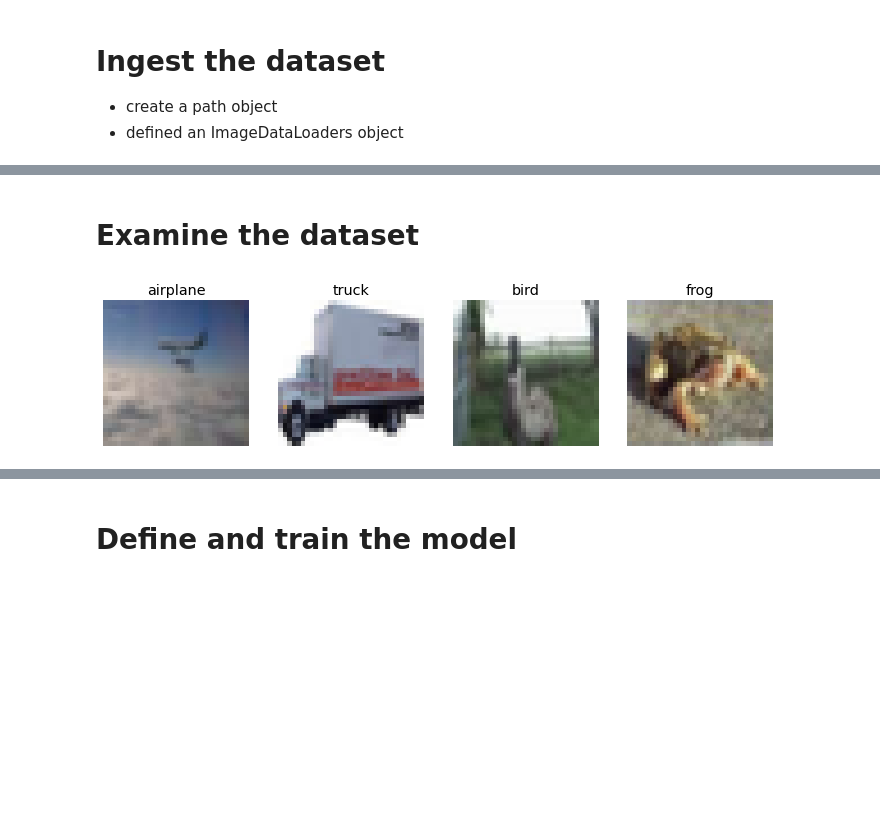
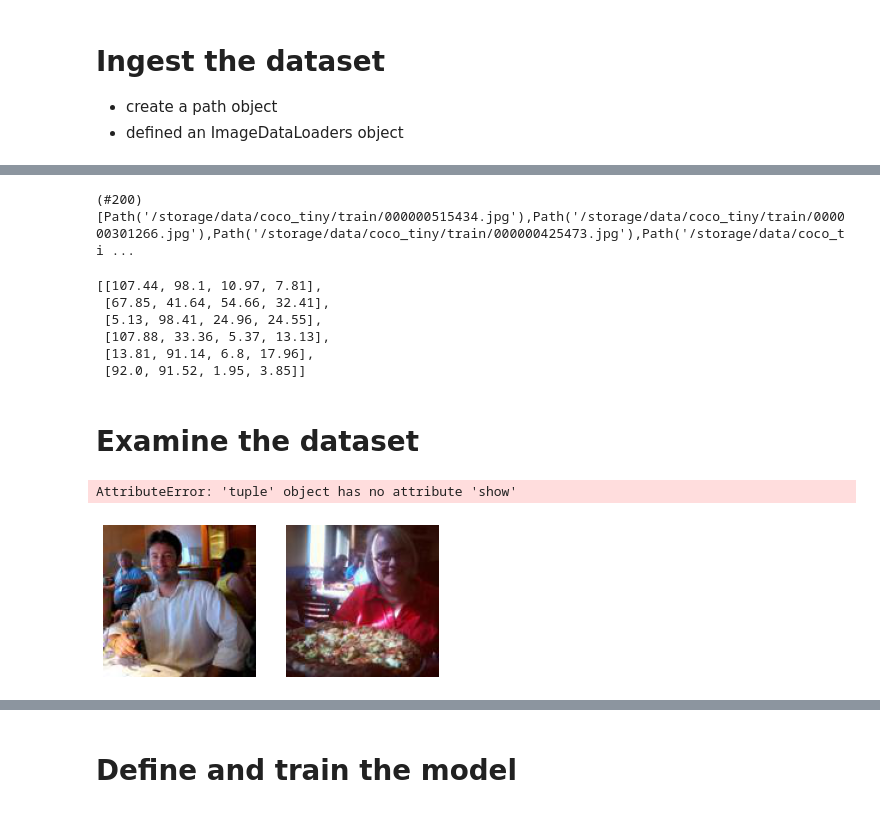
Before and after one commit to PacktPublishing/Deep-Learning-with-fastai-Cookbook, a Jupyter notebook: ch6/training_with_curated_image_location_datasets.ipynb, the cells around one changed output, grey strips where cells are left out. Drawn from its saved outputs; the diff is of its cells as text; code cells hidden in the pictures; blank space fills up the shorter version.

```diff
--- a/ch6/training_with_curated_image_location_datasets.ipynb
+++ b/ch6/training_with_curated_image_location_datasets.ipynb
@@ -70,11 +72,19 @@ get_category(129739,'image_id','bbox',annotations)
  [104.86, 44.64, 3.3, 5.48],
  [94.0, 43.8, 14.4, 34.4]]
 # %%
-def label_func(x):
+def label_func_old(x):
     # [{"id": 542959, "file_name": "000000542959.jpg"},
     # given the file_name, get the image_id - use the image_id to get the bounding box
-    image_id = get_category(x,'file_name','id',images)
-    return (get_category(image_id,'image_id','bbox',annotations))
+    filename = os.path.basename(x)
+    print("input is ",x)
+    print("filename is ",filename)
+    image_id = get_category(filename,'file_name','id',images)
+    print("image id is", image_id[0])
+    return (get_category(image_id[0],'image_id','bbox',annotations))
+
+
+# def label_func(x): return path/'labels'/f'{x.stem}_P{x.suffix}'
+#def label_func(x): return get_category(get_category(os.path.basename(x),'file_name','id',images)[0],'image_id','bbox',annotations)
 # %% [markdown]
 # Ingest the dataset
 - create a path object
@@ -97,0 +110,2 @@ dsets.train[1000]
+# %%
+def label_func(x): return get_category(get_category(os.path.basename(x),'file_name','id',images)[0],'image_id','bbox',annotations)
@@ -98,8 +118,9 @@ dsets.train[1000]
 # %%
 
-codes = np.array(["background","aeroplane","bicycle","bird","boat","bottle","bus","car","cat","chair","cow","diningtable","dog","horse","motorbike","person","pottedplant","sheep","sofa","train","tvmonitor"])
 fnames = get_image_files(path/'train')
-def label_func(x): return path/'labels'/f'{x.stem}_P{x.suffix}'
+# def label_func(x): return path/'labels'/f'{x.stem}_P{x.suffix}'
 #codes = np.loadtxt(path/'codes.txt', dtype=str)
+codes = [category['name'] for category in categories]
 
+#dls = SegmentationDataLoaders.from_label_func(path, fnames, label_func, codes=codes)
 dls = SegmentationDataLoaders.from_label_func(path, fnames, label_func, codes=codes)
@@ -108,3 +126,0 @@ TypeError: 'NoneType' object is not iterable
-# %%
-# segmentationDataLoaders
-dls = ImageDataLoaders.from_folder(path, train='train', valid='test')
@@ -110,0 +131,13 @@ dls = ImageDataLoaders.from_folder(path, train='train', valid='test')
+# %%
+fnames
+# %% [output]
+(#200) [Path('/storage/data/coco_tiny/train/000000515434.jpg'),Path('/storage/data/coco_tiny/train/000000301266.jpg'),Path('/storage/data/coco_tiny/train/000000425473.jpg'),Path('/storage/data/coco_ti ...
+# %%
+label_func('000000008602.jpg')
+# %% [output]
+[[107.44, 98.1, 10.97, 7.81],
+ [67.85, 41.64, 54.66, 32.41],
+ [5.13, 98.41, 24.96, 24.55],
+ [107.88, 33.36, 5.37, 13.13],
+ [13.81, 91.14, 6.8, 17.96],
+ [92.0, 91.52, 1.95, 3.85]]
@@ -112,9 +149,11 @@ dls = ImageDataLoaders.from_folder(path, train='train', valid='test')
 # Examine the dataset
 # %%
 # show a batch of training data
-dls.train.show_batch(max_n=4, nrows=1)
+#dls.train.show_batch(max_n=4, nrows=1,ncols =2)
+dls.train.show_batch(max_n=2)
 # %% [output]
+AttributeError: 'tuple' object has no attribute 'show'
-[figure, old version]
+[figure, new version]
 # %%
 # examine the train subdirectory
 (path/'train').ls()
```
Also changed, not shown: parts of 27 cells of this notebook.
